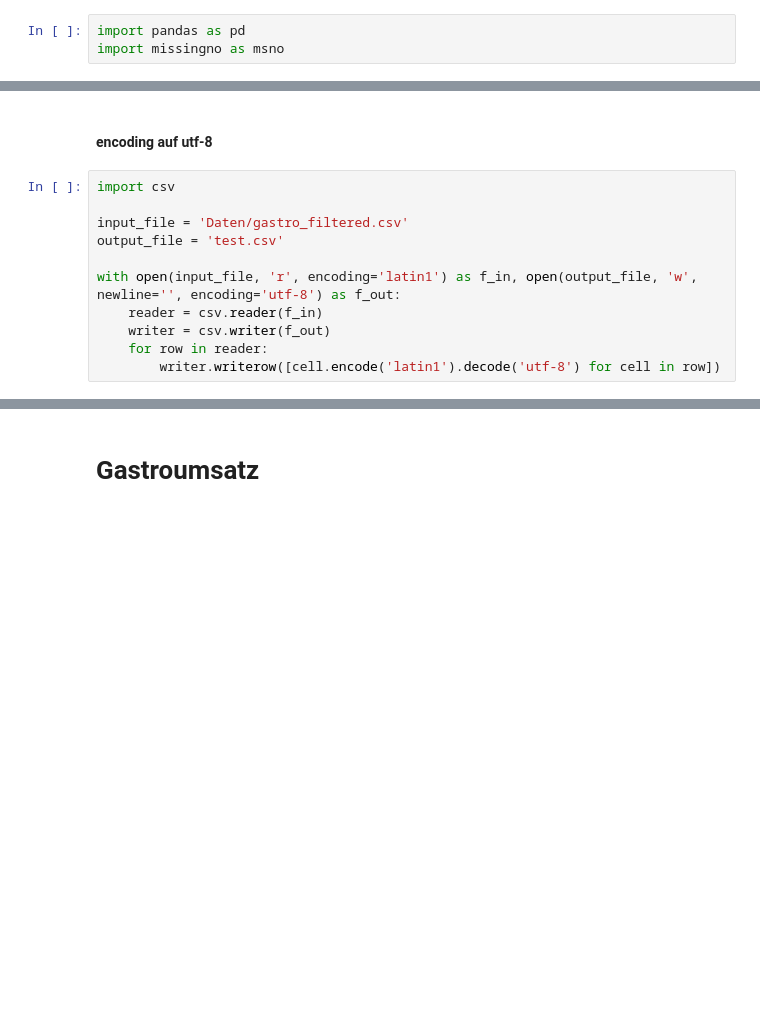
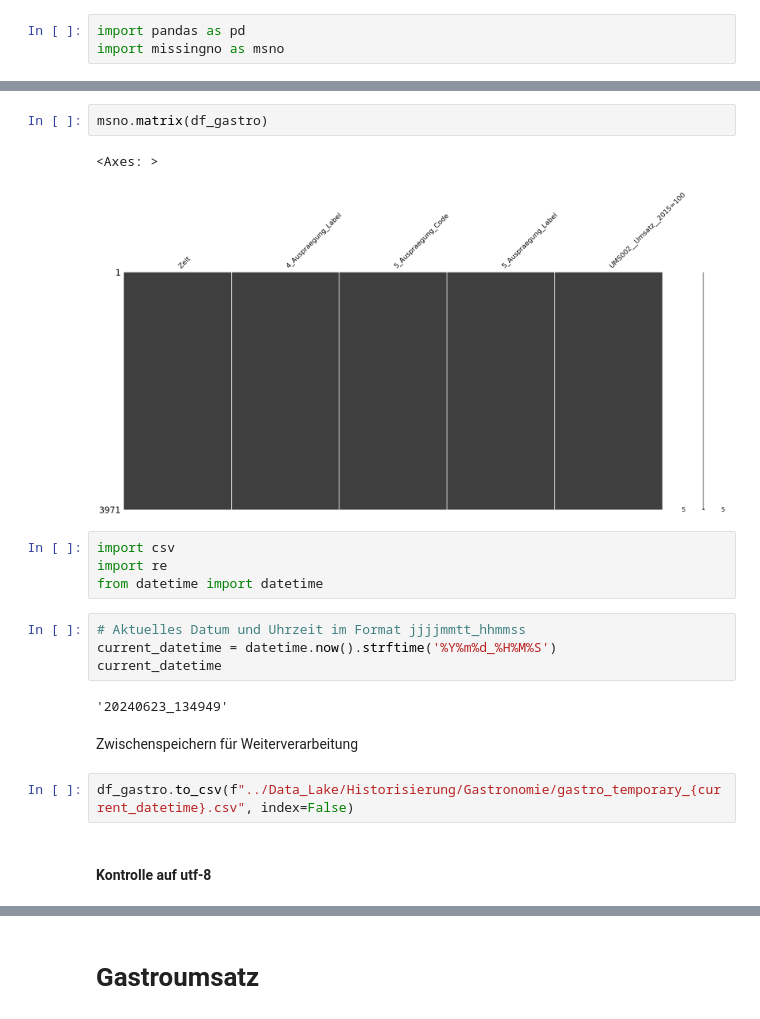
Before and after one commit to Fxvdi/dabi2-project, a Jupyter notebook: ETL/Gastro-Filter.ipynb, the cells around one changed output, grey strips where cells are left out. Drawn from its saved outputs; the diff is of its cells as text; blank space fills up the shorter version.

```diff
--- a/ETL/Gastro-Filter.ipynb
+++ b/ETL/Gastro-Filter.ipynb
@@ -4,16 +72,24 @@ import missingno as msno
+# %%
+msno.matrix(df_gastro)
+# %% [output]
+<Axes: >
+[figure, added]
+# %%
+import csv
+import re
+from datetime import datetime
+# %%
+# Aktuelles Datum und Uhrzeit im Format jjjjmmtt_hhmmss
+current_datetime = datetime.now().strftime('%Y%m%d_%H%M%S')
+current_datetime
+# %% [output]
+'20240623_134949'
+# %% [markdown]
+Zwischenspeichern für Weiterverarbeitung
+# %%
+df_gastro.to_csv(f"../Data_Lake/Historisierung/Gastronomie/gastro_temporary_{current_datetime}.csv", index=False)
 # %% [markdown]
-#### encoding auf utf-8
+#### Kontrolle auf utf-8
-# %%
-import csv
-
-input_file = 'Daten/gastro_filtered.csv'
-output_file = 'test.csv'
-
-with open(input_file, 'r', encoding='latin1') as f_in, open(output_file, 'w', newline='', encoding='utf-8') as f_out:
-    reader = csv.reader(f_in)
-    writer = csv.writer(f_out)
-    for row in reader:
-        writer.writerow([cell.encode('latin1').decode('utf-8') for cell in row])
 # %%
 import chardet
 
```
Also changed, not shown: parts of 31 cells of this notebook, 20 other files.
